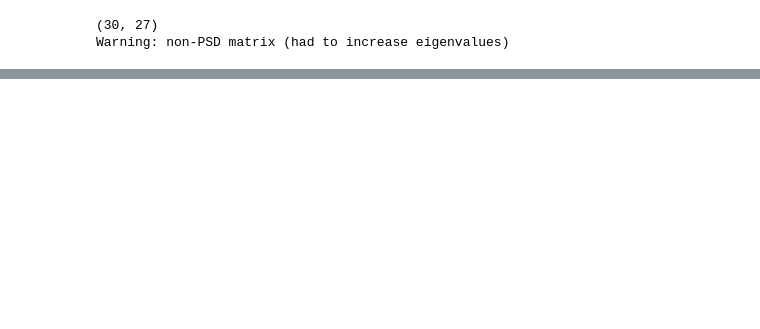
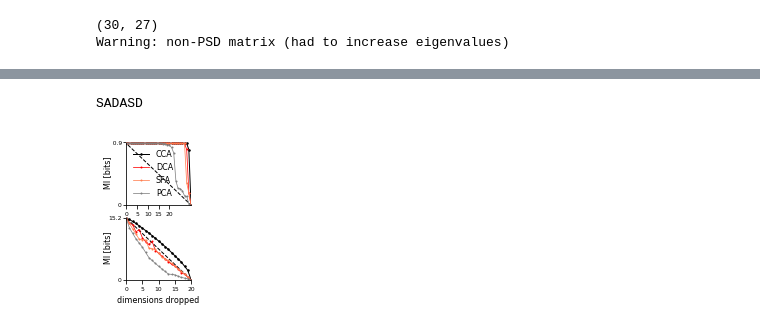
Before and after one commit to BouchardLab/DynamicalComponentsAnalysis, a Jupyter notebook: notebooks/local_minima_fig.ipynb, the cells around one changed output, grey strips where cells are left out. Cells and saved outputs as stored; diff of their text form; code cells hidden in the pictures; blank space fills up the shorter version.

```diff
--- a/notebooks/local_minima_fig.ipynb
+++ b/notebooks/local_minima_fig.ipynb
@@ -282,0 +340,40 @@ plt.imshow(V_sfa)
+# %%
+"""
+#Get heatmaps for both systems, projected into their d=3 DCA subspaces
+N_theta = 20
+T_pi_vals = np.array([1, 2])
+lorenz_heatmaps = np.zeros((len(T_pi_vals), N_theta, N_theta))
+osc_heatmaps = np.zeros_like(lorenz_heatmaps)
+for T_pi_idx in range(len(T_pi_vals)):
+    T_pi = T_pi_vals[T_pi_idx]
+    lorenz_heatmaps[T_pi_idx] = gen_heatmap(lorenz_cross_cov_mats[:2*T_pi], N_theta=N_theta, V=V_dca_lorenz)
+    osc_heatmaps[T_pi_idx] = gen_heatmap(osc_cross_cov_mats[:2*T_pi], N_theta=N_theta, V=V_dca_osc)
+"""
+# %%
+"""
+top_squares, bottom_squares, ax_right_top, ax_right_bottom = make_axes(5.5, n_sq=len(T_pi_vals),
+                                                                       sq_width=0.15, wpad_edge=0.07, wpad_sq=0.05,
+                                                                       wpad_mid=0.1, hpad_mid=0.14, hpad_edge=0.14)
+#Find local minima and plot
+tol = 0
+for T_pi_idx in range(len(T_pi_vals)):
+    ax_top, ax_bottom = top_squares[T_pi_idx], bottom_squares[T_pi_idx]
+    disp_heatmap(ax_top, lorenz_heatmaps[T_pi_idx], title="$T="+str(T_pi_vals[T_pi_idx])+"$", tol=tol)
+    disp_heatmap(ax_bottom, osc_heatmaps[T_pi_idx], tol=tol)
+
+#Make MI vs. dim curves
+plot_mi_vs_dim(pi_lorenz, labels, ax_right_top)
+plot_mi_vs_dim(pi_osc, labels, ax_right_bottom, legend=True, xlabel=True)
+
+
+plt.savefig("figures/local_minima_test.pdf")#, bbox_inches="tight")
+"""
+
+ax_top, ax_bottom = make_axes(1.5, wpad_edge=.2, hpad_edge=0.15, hpad_mid=0.05)
+plot_mi_vs_dim(pi_lorenz, labels, ax_top, legend=True)
+plot_mi_vs_dim(pi_osc, labels, ax_bottom, xlabel=True)
+
+plt.savefig("figures/local_minima_test.pdf")#, bbox_inches="tight")
+# %% [output]
+SADASD
+[figure, added]
```
Also changed, not shown: parts of 9 cells of this notebook, 1 other file.
